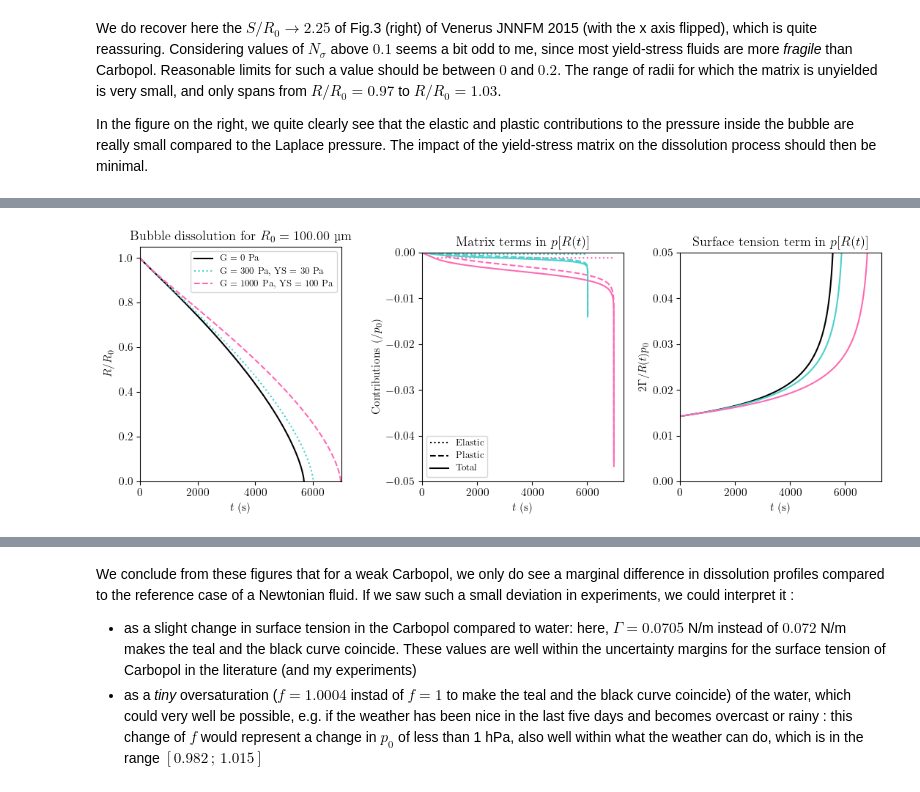
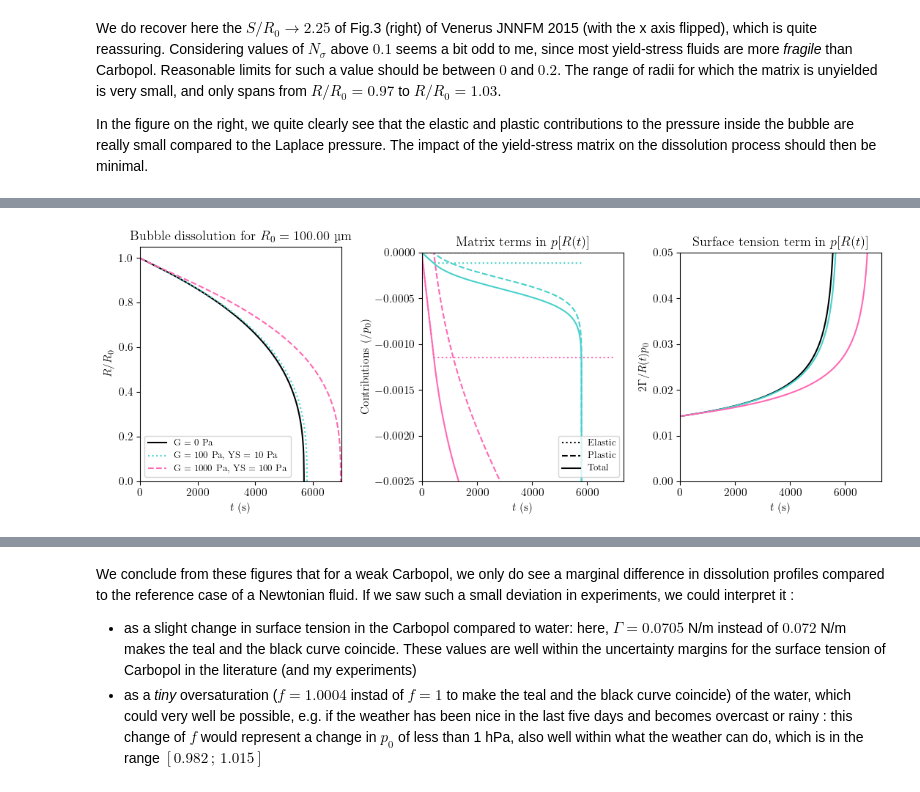
Before and after one commit to bsaintmichel/bubbledissolution, a Jupyter notebook: Bubble_Dissolution_alaVenerus.ipynb, the cells around one changed output, grey strips where cells are left out. Cells and saved outputs as stored; diff of their text form; code cells hidden in the pictures.

```diff
--- a/Bubble_Dissolution_alaVenerus.ipynb
+++ b/Bubble_Dissolution_alaVenerus.ipynb
@@ -76,16 +18,16 @@ Summing these two contributions and adding the Laplace term give the total extra
 import numpy as np
 import matplotlib.pyplot as plt
 import matplotlib.patches as patches
-import process_functions as prc
+import functions as fun
 
 #### WE CAN PLAY WITH MATRIX PROPERTIES HERE
-bubble = prc.bubble_params(G=100, yieldstress=10, R=100e-6, surftens=.072)
+bubble = fun.bubble_params(G=100, yieldstress=10, R=100e-6, surftens=.072)
 ####
 
-S_fun, dS_fun = prc.S_fun(bubble)
-P_fun = prc.P_fun(bubble, S_fun)
-G_fun = prc.G_fun(bubble, S_fun)
-YS_fun = prc.YS_fun(bubble, S_fun)
+S_fun, dS_fun = fun.S_fun(bubble)
+P_fun = fun.P_fun(bubble, S_fun)
+G_fun = fun.G_fun(bubble, S_fun)
+YS_fun = fun.YS_fun(bubble, S_fun)
 ST_fun = lambda eps : 2*bubble.surftens/bubble.r0/eps/bubble.p0
 
 r0 = bubble.r0
@@ -171,28 +99,28 @@ Let us now compare three dissolution profiles, one (`bubble1`) with no elastic m
 # %%
 R0 = 100e-6
-bubble1 = prc.bubble_params(R=R0, G=0, yieldstress=30, surftens=0.072)
-bubble2 = prc.bubble_params(R=R0, G=300, yieldstress=30, surftens= 0.072)
-bubble3 = prc.bubble_params(R=R0, G=1000, yieldstress=100, surftens=0.072)
+bubble1 = fun.bubble_params(R=R0, G=0, yieldstress=30, surftens=0.072)
+bubble2 = fun.bubble_params(R=R0, G=100, yieldstress=10, surftens= 0.072)
+bubble3 = fun.bubble_params(R=R0, G=1000, yieldstress=100, surftens=0.072)
 
-bubble1 = prc.model_dissolution_Venerus(bubble1)
-bubble2 = prc.model_dissolution_Venerus(bubble2)
-bubble3 = prc.model_dissolution_Venerus(bubble3)
+bubble1 = fun.model_dissolution_Venerus(bubble1)
+bubble2 = fun.model_dissolution_Venerus(bubble2)
+bubble3 = fun.model_dissolution_Venerus(bubble3)
 
-S2_fun, _ = prc.S_fun(bubble2)
-S3_fun, _ = prc.S_fun(bubble3)             # NOTE : S2_fun and S3_fun will here be the same since the radio YS/G is the same for both, but it is not necessarily the case
-G2_fun = prc.G_fun(bubble2, S2_fun)
-G3_fun = prc.G_fun(bubble3, S3_fun)
-YS2_fun = prc.YS_fun(bubble2, S2_fun)
-YS3_fun = prc.YS_fun(bubble3, S3_fun)
+S2_fun, _ = fun.S_fun(bubble2)
+S3_fun, _ = fun.S_fun(bubble3)             # NOTE : S2_fun and S3_fun will here be the same since the radio YS/G is the same for both, but it is not necessarily the case
+G2_fun = fun.G_fun(bubble2, S2_fun)
+G3_fun = fun.G_fun(bubble3, S3_fun)
+YS2_fun = fun.YS_fun(bubble2, S2_fun)
+YS3_fun = fun.YS_fun(bubble3, S3_fun)
 ST_fun = lambda eps : 2*bubble.surftens/bubble.r0/eps/bubble.p0 # This one is the same for all
 
 #######################################################################################################################################################
 # Figure generation
 
 fig, ax = plt.subplots(ncols=3)
-ax[0].plot(bubble1.time_ODEfit, (bubble1.r_ODEfit/R0)**2, '-'  , color='black'          , label= f'G = 0 Pa')
-ax[0].plot(bubble2.time_ODEfit, (bubble2.r_ODEfit/R0)**2, ':'  , color='mediumturquoise', label= f'G = {bubble2.G:.0f} Pa, YS = {bubble2.yieldstress:.0f} Pa')
-ax[0].plot(bubble3.time_ODEfit, (bubble3.r_ODEfit/R0)**2, '--' , color='hotpink'        , label= f'G = {bubble3.G:.0f} Pa, YS = {bubble3.yieldstress:.0f} Pa')
+ax[0].plot(bubble1.time_ODEfit, (bubble1.r_ODEfit/R0), '-'  , color='black'          , label= f'G = 0 Pa')
+ax[0].plot(bubble2.time_ODEfit, (bubble2.r_ODEfit/R0), ':'  , color='mediumturquoise', label= f'G = {bubble2.G:.0f} Pa, YS = {bubble2.yieldstress:.0f} Pa')
+ax[0].plot(bubble3.time_ODEfit, (bubble3.r_ODEfit/R0), '--' , color='hotpink'        , label= f'G = {bubble3.G:.0f} Pa, YS = {bubble3.yieldstress:.0f} Pa')
 
 ax[1].plot(bubble1.time_ODEfit, 0*bubble1.r_ODEfit/R0       , ':', color='black'          , label='Elastic')
 ax[1].plot(bubble2.time_ODEfit, G2_fun(bubble2.r_ODEfit/R0) , ':', color='mediumturquoise')
@@ -222,7 +150,7 @@ ax[1].set_title(f'Matrix terms in $p[R(t)]$')
 ax[1].set_xlabel(f'$t$ (s)')
 ax[1].set_ylabel(f'Contributions ($/p_0$)')
 # ax[1].set_yticks([-0.005,-0.004,-0.003, -0.002, -0.001,-0.000])
-ax[1].set_ylim([-0.05,0])
+ax[1].set_ylim([-0.0025,0])
 ax[1].set_xlim(left=0)
 ax[1].legend(fontsize=9)
 
@@ -241 +168 @@ plt.show()
-[figure, old version]
+[figure, new version]
```
Also changed, not shown: parts of 7 cells of this notebook, 3 other files.
